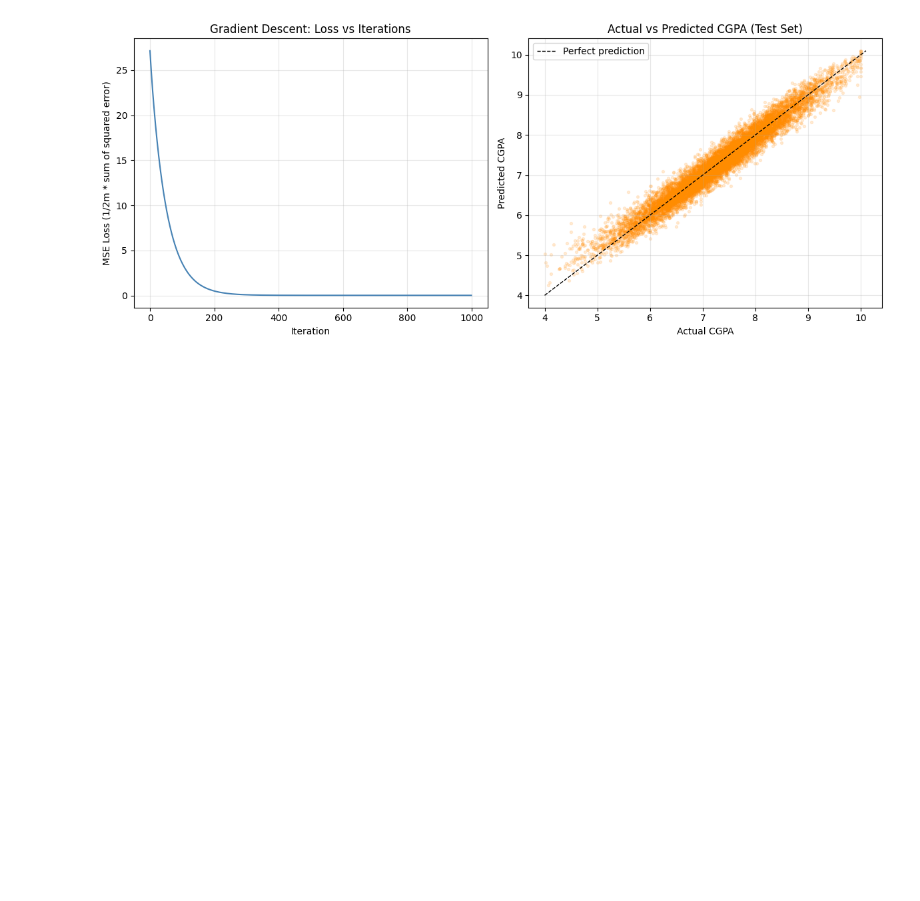
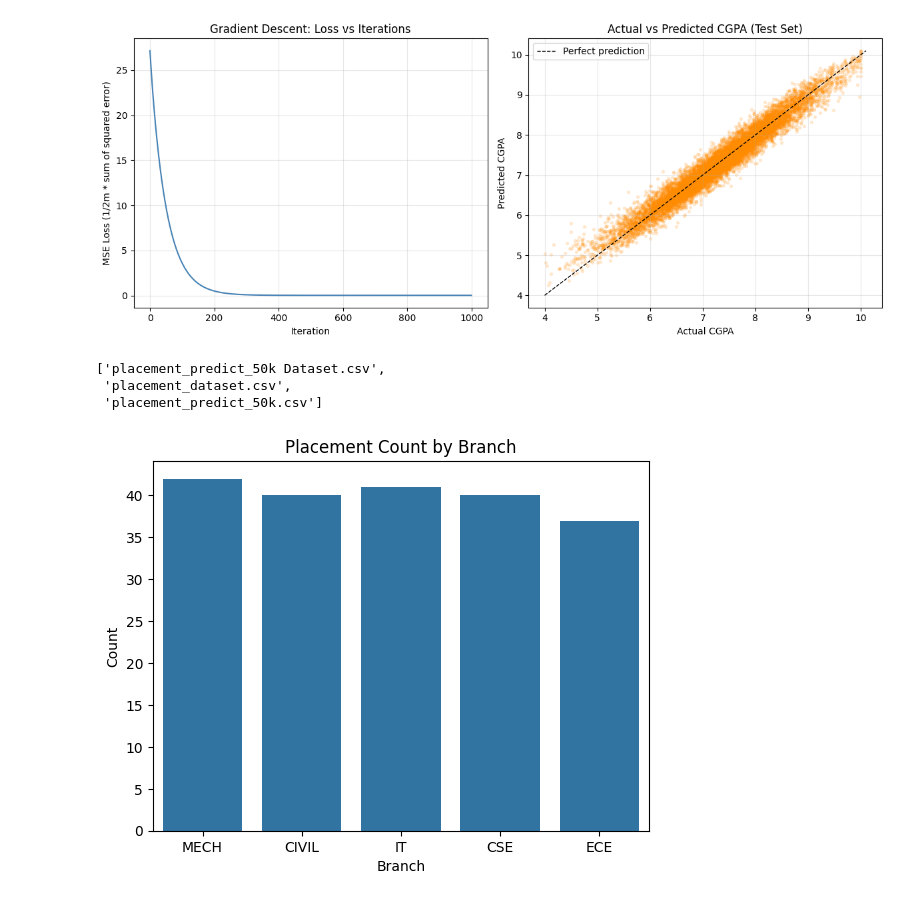
Before and after one commit to Kairav09/ML-Practical, a Jupyter notebook: week_3.ipynb, the cells around one changed output. Saved outputs shown, nothing was run; the diff lists cells and outputs as text; code cells hidden in the pictures; blank space fills up the shorter version.

```diff
--- a/week_3.ipynb
+++ b/week_3.ipynb
@@ -153,3 +153,10 @@ sklearn LinearRegression R^2: 0.9508
 
 Saved plots to gradient_descent_plots.png
 [figure]
+# %%
+import os
+os.listdir('/content/drive/MyDrive/colab')
+# %% [output]
+['placement_predict_50k Dataset.csv',
+ 'placement_dataset.csv',
+ 'placement_predict_50k.csv']
@@ -155,0 +166,16 @@ Saved plots to gradient_descent_plots.png
+# %%
+import pandas as pd
+df=pd.read_csv("/content/drive/MyDrive/colab/placement_dataset.csv")
+# %%
+import matplotlib.pyplot as plt
+import seaborn as sns
+
+sns.countplot(data=df, x="Branch")
+
+plt.title("Placement Count by Branch")
+plt.xlabel("Branch")
+plt.ylabel("Count")
+
+plt.show()
+# %% [output]
+[figure, added]
```
Also changed, not shown: parts of 4 cells of this notebook.
